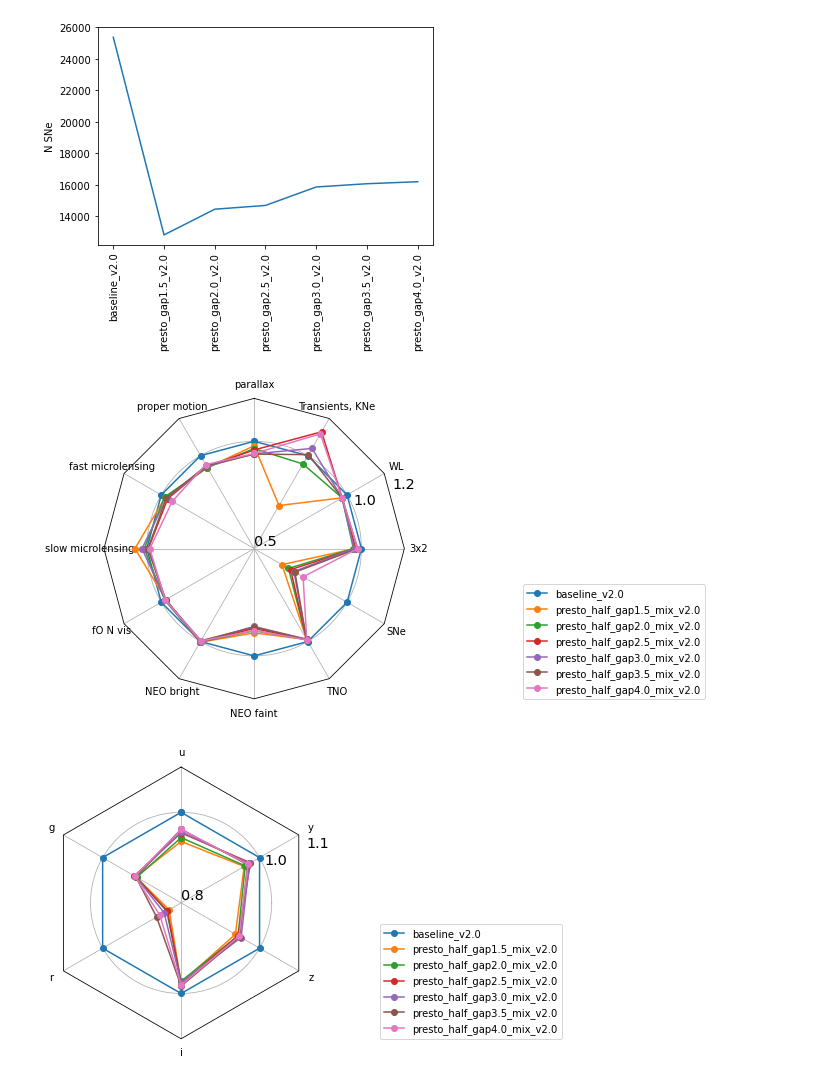
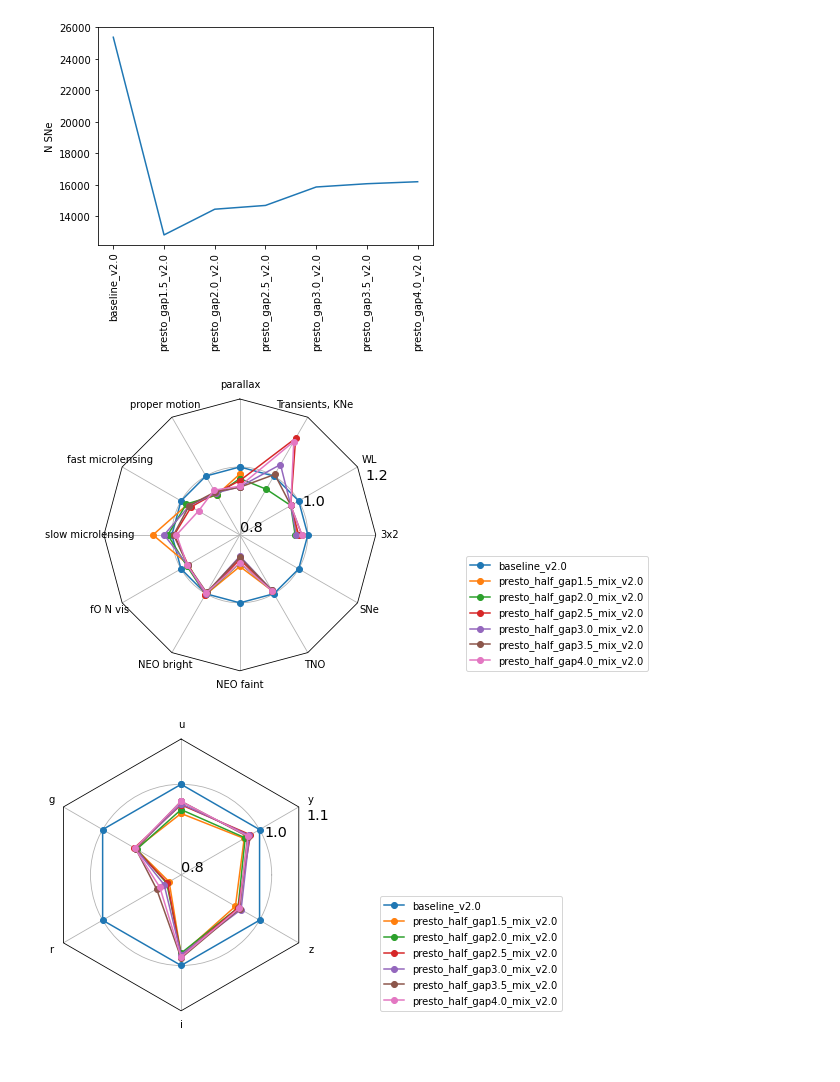
Before and after one commit to lsst-sims/smtn-017, a Jupyter notebook: plots/v20.ipynb, the cells around one changed output. Drawn from its saved outputs; the diff is of its cells as text; code cells hidden in the pictures.

```diff
--- a/plots/v20.ipynb
+++ b/plots/v20.ipynb
@@ -372,11 +372,11 @@ Text(0, 0.5, 'N SNe')
 # %%
 runs = ['baseline_v2.0'] + [run for run in df.index if 'presto_half' in run and 'mix' in run]
 ndata = norm_df(data, runs, cols=data.columns.values.tolist(),
                 invert_cols=invert_cols, norm_run='baseline_v2.0')
-fig, ax = radar(ndata, legend=True, rgrids=[0.5, 1.0, 1.2], bbox_to_anchor=(2, 0))
-fig.tight_layout()
+fig, ax = radar(ndata, legend=True, rgrids=[0.8, 1.0, 1.2], bbox_to_anchor=(2, 0))
+fig.savefig('presto_half_mix.pdf', bbox_inches="tight")
 # %% [output]
-[figure, old version]
+[figure, new version]
 # %%
 data_normed = norm_df(mag_data, runs, ['u', 'g', 'r', 'i', 'z', 'y'], norm_run='baseline_v2.0',
                       invert_cols=None, mag_cols='all')
```
Also changed, not shown: parts of 7 cells of this notebook, 28 other files.
